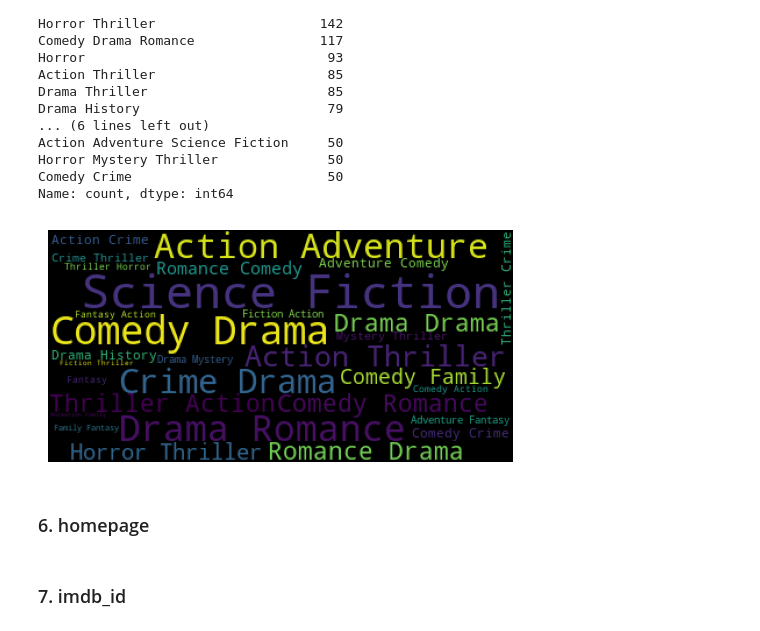
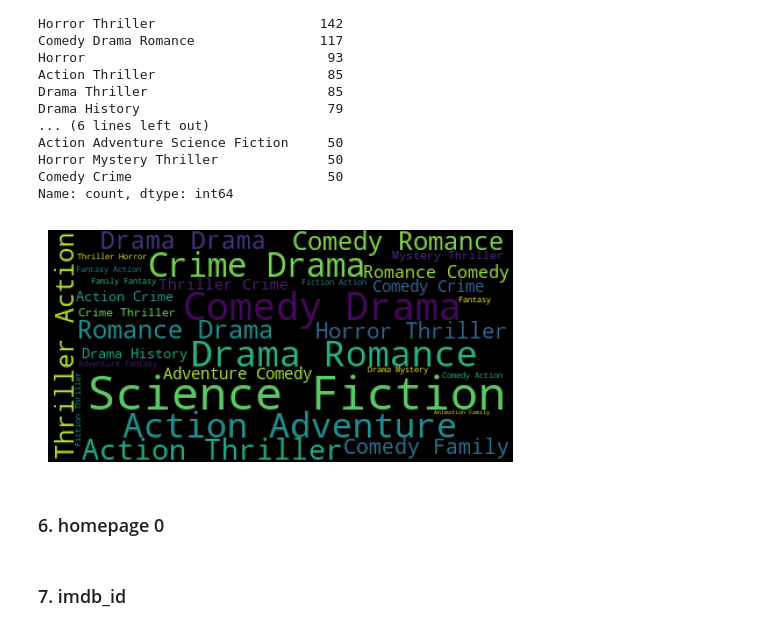
Before and after one commit to RyanYuanyang/TMDB-Movie-Prediction, a Jupyter notebook: DataAnalysis.ipynb, the cells around one changed output. Drawn from its saved outputs; the diff is of its cells as text; code cells hidden in the pictures.

```diff
--- a/DataAnalysis.ipynb
+++ b/DataAnalysis.ipynb
@@ -167,4 +166,0 @@ Name: revenue, dtype: int64
-# %%
-# feature engineering the belong_to_collection column to a binary variable, 0 means no collection, 1 means belong to collection
-train.belongs_to_collection = train.belongs_to_collection.apply(lambda x: 1 if (type(x) == str and x != '[null]') else 0)
-test.belongs_to_collection = test.belongs_to_collection.apply(lambda x: 1 if (type(x) == str and x != '[null]') else 0)
@@ -235,15 +224,15 @@ Name: count, dtype: int64
 # %%
 #wordcloud for genres
 wc_genres=wordcloud.WordCloud(background_color='black',max_words=30,stopwords=None,mask=None,random_state=None,max_font_size=None,font_step=1,mode='RGB',relative_scaling='auto',colormap='viridis',normalize_plurals=False)
-wc_genres.generate(genres)
+wc_genres.generate(' '.join(genres))
 plt.figure(figsize=(6,6))
 plt.imshow(wc_genres)
 plt.axis('off')
 plt.show()
 # %% [output]
-[figure, old version]
+[figure, new version]
 # %% [markdown]
-### 6. homepage
+### 6. homepage 0
 # %% [markdown]
 ### 7. imdb_id
 # %% [markdown]
```
Also changed, not shown: parts of 13 cells of this notebook.
